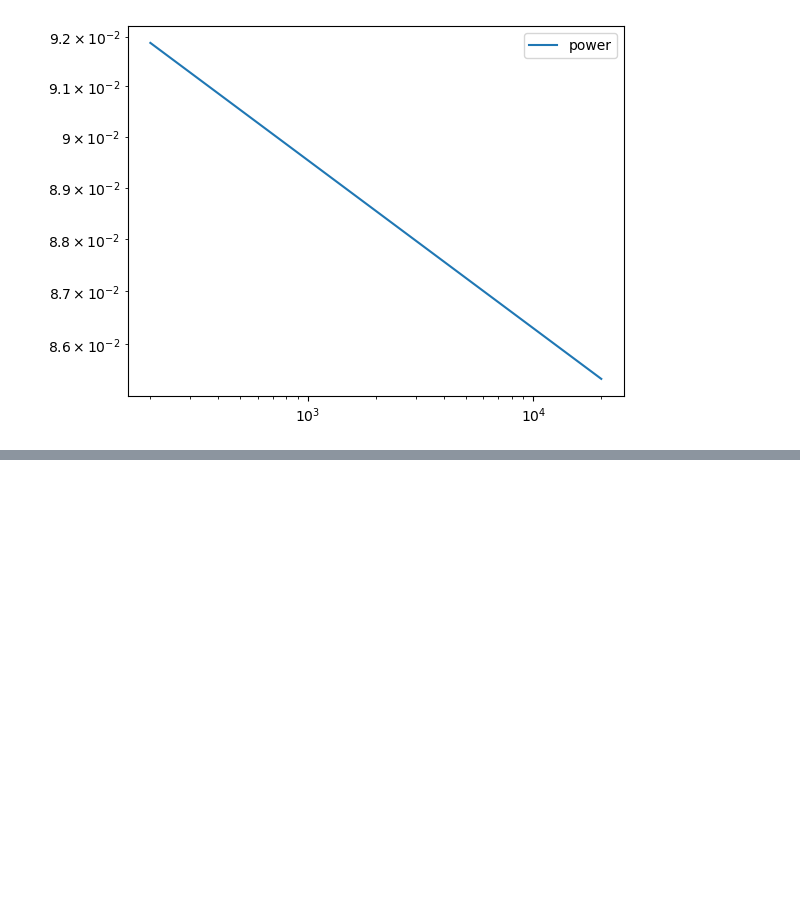
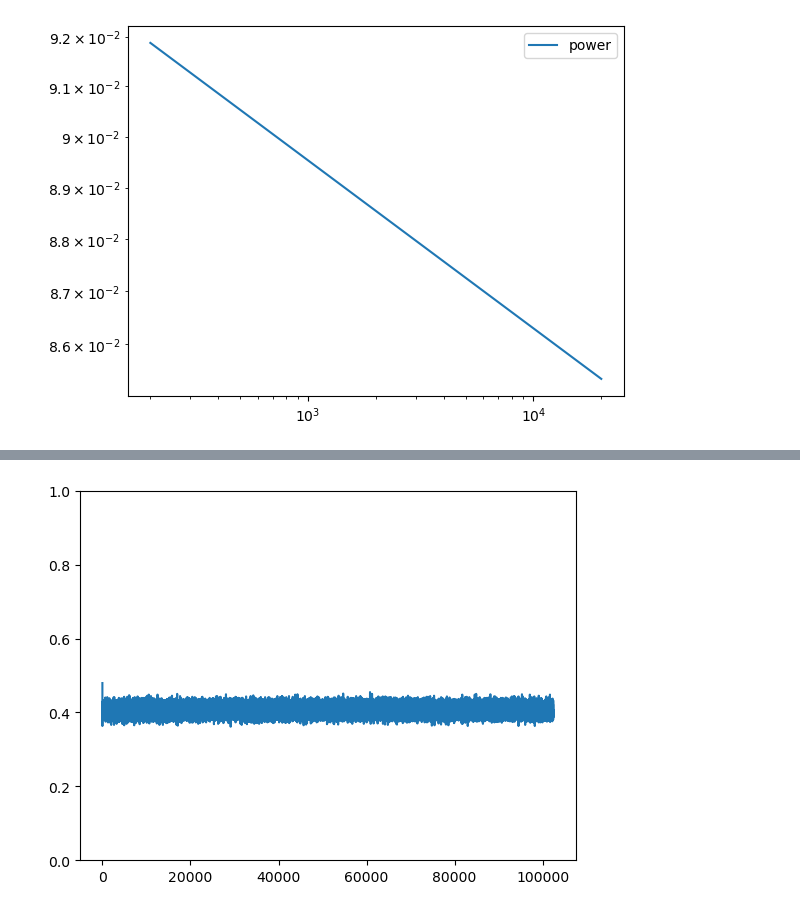
Before and after one commit to leon-marx/pmls, a Jupyter notebook: bugfixing.ipynb, the cells around one changed output, grey strips where cells are left out. Cells and saved outputs as stored; diff of their text form; code cells hidden in the pictures; blank space fills up the shorter version.

```diff
--- a/bugfixing.ipynb
+++ b/bugfixing.ipynb
@@ -118,0 +108,6 @@ python3 get_kappa_crit.py
+# %%
+plt.plot(density)
+plt.ylim(0.0, 1.0)
+plt.show()
+# %% [output]
+[figure, added]
```
Also changed, not shown: parts of 3 cells of this notebook, 5 other files.
